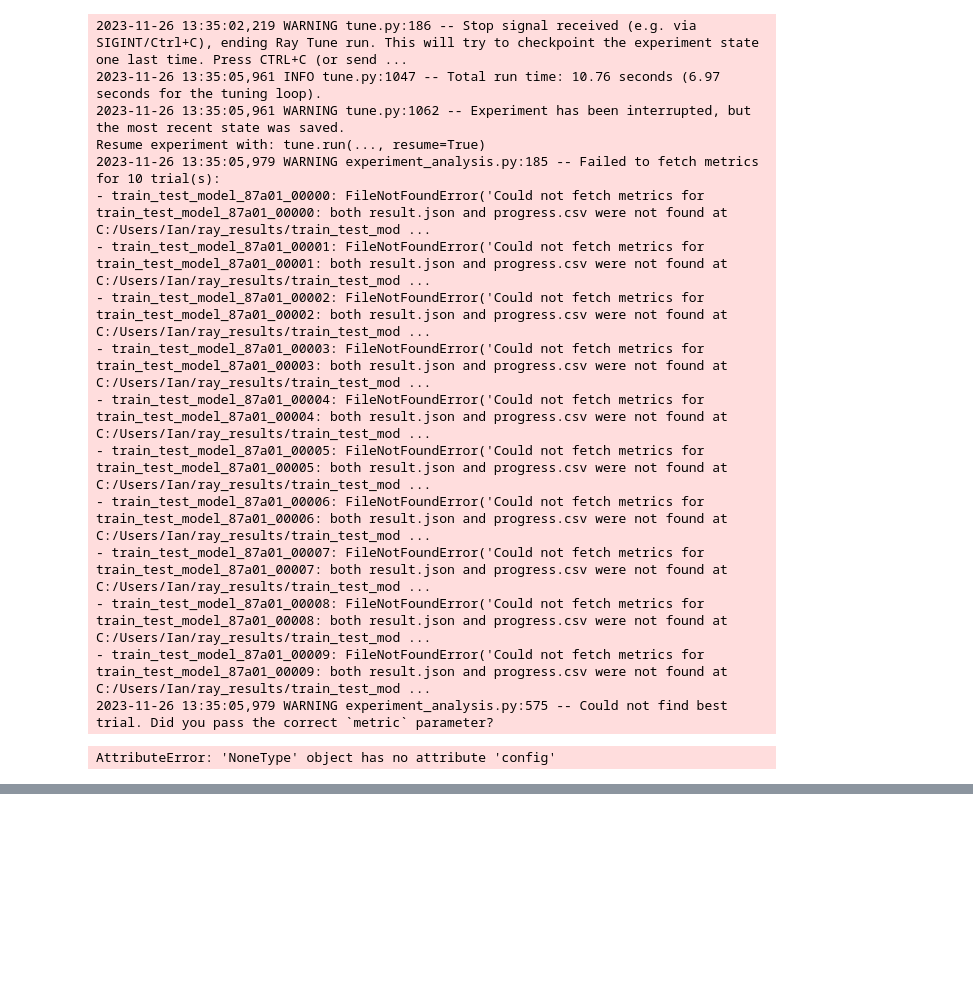
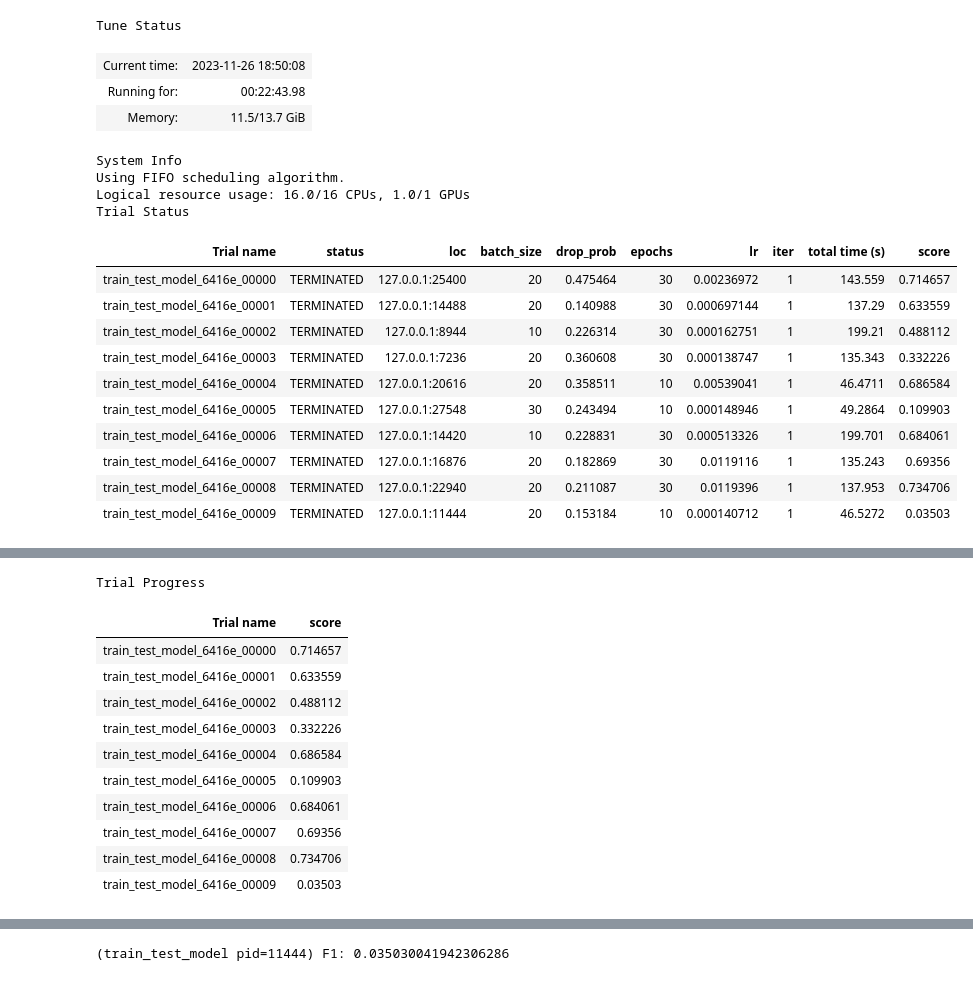
Before and after one commit to rertyy/cs2109s-finals, a Jupyter notebook: tuning.ipynb, the cells around one changed output, grey strips where cells are left out. Drawn from its saved outputs; the diff is of its cells as text; code cells hidden in the pictures; blank space fills up the shorter version.

```diff
--- a/tuning.ipynb
+++ b/tuning.ipynb
@@ -504,11 +467,15 @@ with open('data.npy', 'rb') as f:
 X, y = drop_nan_y(X, y)
 
 def train_test_model(config):
-    model = Model(batch_size=config["batch_size"],
+    model = Model(
+        batch_size=config["batch_size"],
                     epochs=config["epochs"],
                     # criterion=config["criterion"],
-                    scaler=config["scaler"],
+                    # scaler=config["scaler"],
                     learning_rate=config["lr"])
+                    # class_weights=config["class_weights"],
+
+
     kf = KFold(n_splits=3)
     f1_scores = []
 
@@ -522,24 +489,35 @@ def train_test_model(config):
         f1 = f1_score(y_test, predictions, average='macro')
         f1_scores.append(f1)
     avg_f1 = np.mean(f1_scores)
+    print("F1:", avg_f1)
     train.report({"score": avg_f1})
 
 config = {
     "lr": tune.loguniform(1e-4, 1e-1),
     "drop_prob": tune.uniform(0.1, 0.5),
-    "batch_size": tune.choice([10, 20, 30, 40, 50]),
+    "batch_size": tune.choice([10, 20, 30]),
     "epochs": tune.choice([10, 20, 30]),
+}
     # "criterion": tune.choice([nn.CrossEntropyLoss, nn.MSELoss]),
-    "scaler": tune.choice([MinMaxScaler(), StandardScaler()])
-}
+    # "scaler": tune.choice([MinMaxScaler(), StandardScaler()]),
+        # "class_weights": tune.grid_search(
+        #     map(lambda x: torch.tensor(x, dtype=torch.float32),
+        #         [[1.0, 3.0, 5.0],
+        #           [1.0, 5.0, 10.0],
+        #             [1.0, 10.0, 35.0],
+        #             [1.0, 10.0, 50.0],
+        #               [1.0, 100.0, 500.0]]
+        #         )
+        #     )
+
 
 analysis = tune.run(
     train_test_model,
     config=config,
-    num_samples=10,  # Number of times to sample from the hyperparameter space
-    resources_per_trial={"cpu": 16, "gpu": 1}  # Adjust based on your system's resources
+    num_samples=10,
+    resources_per_trial={"cpu": 16, "gpu": 1}
 
 )
-best_trial = analysis.get_best_trial("score","max","last")
+best_trial = analysis.get_best_trial("score","avg","last")
 print(best_trial.config)
 # %% [output]
@@ -548,17 +525,19 @@ print(best_trial.config)
-2023-11-26 13:35:02,219 WARNING tune.py:186 -- Stop signal received (e.g. via SIGINT/Ctrl+C), ending Ray Tune run. This will try to checkpoint the experiment state one last time. Press CTRL+C (or send ...
-2023-11-26 13:35:05,961 INFO tune.py:1047 -- Total run time: 10.76 seconds (6.97 seconds for the tuning loop).
-2023-11-26 13:35:05,961 WARNING tune.py:1062 -- Experiment has been interrupted, but the most recent state was saved.
-Resume experiment with: tune.run(..., resume=True)
-2023-11-26 13:35:05,979 WARNING experiment_analysis.py:185 -- Failed to fetch metrics for 10 trial(s):
-- train_test_model_87a01_00000: FileNotFoundError('Could not fetch metrics for train_test_model_87a01_00000: both result.json and progress.csv were not found at C:/Users/Ian/ray_results/train_test_mod ...
-- train_test_model_87a01_00001: FileNotFoundError('Could not fetch metrics for train_test_model_87a01_00001: both result.json and progress.csv were not found at C:/Users/Ian/ray_results/train_test_mod ...
-- train_test_model_87a01_00002: FileNotFoundError('Could not fetch metrics for train_test_model_87a01_00002: both result.json and progress.csv were not found at C:/Users/Ian/ray_results/train_test_mod ...
-- train_test_model_87a01_00003: FileNotFoundError('Could not fetch metrics for train_test_model_87a01_00003: both result.json and progress.csv were not found at C:/Users/Ian/ray_results/train_test_mod ...
-- train_test_model_87a01_00004: FileNotFoundError('Could not fetch metrics for train_test_model_87a01_00004: both result.json and progress.csv were not found at C:/Users/Ian/ray_results/train_test_mod ...
-- train_test_model_87a01_00005: FileNotFoundError('Could not fetch metrics for train_test_model_87a01_00005: both result.json and progress.csv were not found at C:/Users/Ian/ray_results/train_test_mod ...
-- train_test_model_87a01_00006: FileNotFoundError('Could not fetch metrics for train_test_model_87a01_00006: both result.json and progress.csv were not found at C:/Users/Ian/ray_results/train_test_mod ...
-- train_test_model_87a01_00007: FileNotFoundError('Could not fetch metrics for train_test_model_87a01_00007: both result.json and progress.csv were not found at C:/Users/Ian/ray_results/train_test_mod ...
-- train_test_model_87a01_00008: FileNotFoundError('Could not fetch metrics for train_test_model_87a01_00008: both result.json and progress.csv were not found at C:/Users/Ian/ray_results/train_test_mod ...
-- train_test_model_87a01_00009: FileNotFoundError('Could not fetch metrics for train_test_model_87a01_00009: both result.json and progress.csv were not found at C:/Users/Ian/ray_results/train_test_mod ...
-2023-11-26 13:35:05,979 WARNING experiment_analysis.py:575 -- Could not find best trial. Did you pass the correct `metric` parameter?
+Tune Status
+| Current time: | 2023-11-26 18:50:08 |
+| Running for: | 00:22:43.98 |
+| Memory: | 11.5/13.7 GiB |
-AttributeError: 'NoneType' object has no attribute 'config'
+System Info
+Using FIFO scheduling algorithm.
+Logical resource usage: 16.0/16 CPUs, 1.0/1 GPUs
+Trial Status
+| Trial name | status | loc | batch_size | drop_prob | epochs | lr | iter | total time (s) | score |
+| train_test_model_6416e_00000 | TERMINATED | 127.0.0.1:25400 | 20 | 0.475464 | 30 | 0.00236972 | 1 | 143.559 | 0.714657 |
+| train_test_model_6416e_00001 | TERMINATED | 127.0.0.1:14488 | 20 | 0.140988 | 30 | 0.000697144 | 1 | 137.29 | 0.633559 |
+| train_test_model_6416e_00002 | TERMINATED | 127.0.0.1:8944 | 10 | 0.226314 | 30 | 0.000162751 | 1 | 199.21 | 0.488112 |
+| train_test_model_6416e_00003 | TERMINATED | 127.0.0.1:7236 | 20 | 0.360608 | 30 | 0.000138747 | 1 | 135.343 | 0.332226 |
+| train_test_model_6416e_00004 | TERMINATED | 127.0.0.1:20616 | 20 | 0.358511 | 10 | 0.00539041 | 1 | 46.4711 | 0.686584 |
+| train_test_model_6416e_00005 | TERMINATED | 127.0.0.1:27548 | 30 | 0.243494 | 10 | 0.000148946 | 1 | 49.2864 | 0.109903 |
+| train_test_model_6416e_00006 | TERMINATED | 127.0.0.1:14420 | 10 | 0.228831 | 30 | 0.000513326 | 1 | 199.701 | 0.684061 |
+| train_test_model_6416e_00007 | TERMINATED | 127.0.0.1:16876 | 20 | 0.182869 | 30 | 0.0119116 | 1 | 135.243 | 0.69356 |
+| train_test_model_6416e_00008 | TERMINATED | 127.0.0.1:22940 | 20 | 0.211087 | 30 | 0.0119396 | 1 | 137.953 | 0.734706 |
+| train_test_model_6416e_00009 | TERMINATED | 127.0.0.1:11444 | 20 | 0.153184 | 10 | 0.000140712 | 1 | 46.5272 | 0.03503 |
@@ -564,0 +561,12 @@ AttributeError: 'NoneType' object has no attribute 'config'
+Trial Progress
+| Trial name | score |
+| train_test_model_6416e_00000 | 0.714657 |
+| train_test_model_6416e_00001 | 0.633559 |
+| train_test_model_6416e_00002 | 0.488112 |
+| train_test_model_6416e_00003 | 0.332226 |
+| train_test_model_6416e_00004 | 0.686584 |
+| train_test_model_6416e_00005 | 0.109903 |
+| train_test_model_6416e_00006 | 0.684061 |
+| train_test_model_6416e_00007 | 0.69356 |
+| train_test_model_6416e_00008 | 0.734706 |
+| train_test_model_6416e_00009 | 0.03503 |
@@ -564,0 +591 @@ AttributeError: 'NoneType' object has no attribute 'config'
+(train_test_model pid=11444) F1: 0.035030041942306286
```
Also changed, not shown: parts of 6 cells of this notebook, 2 other files.
